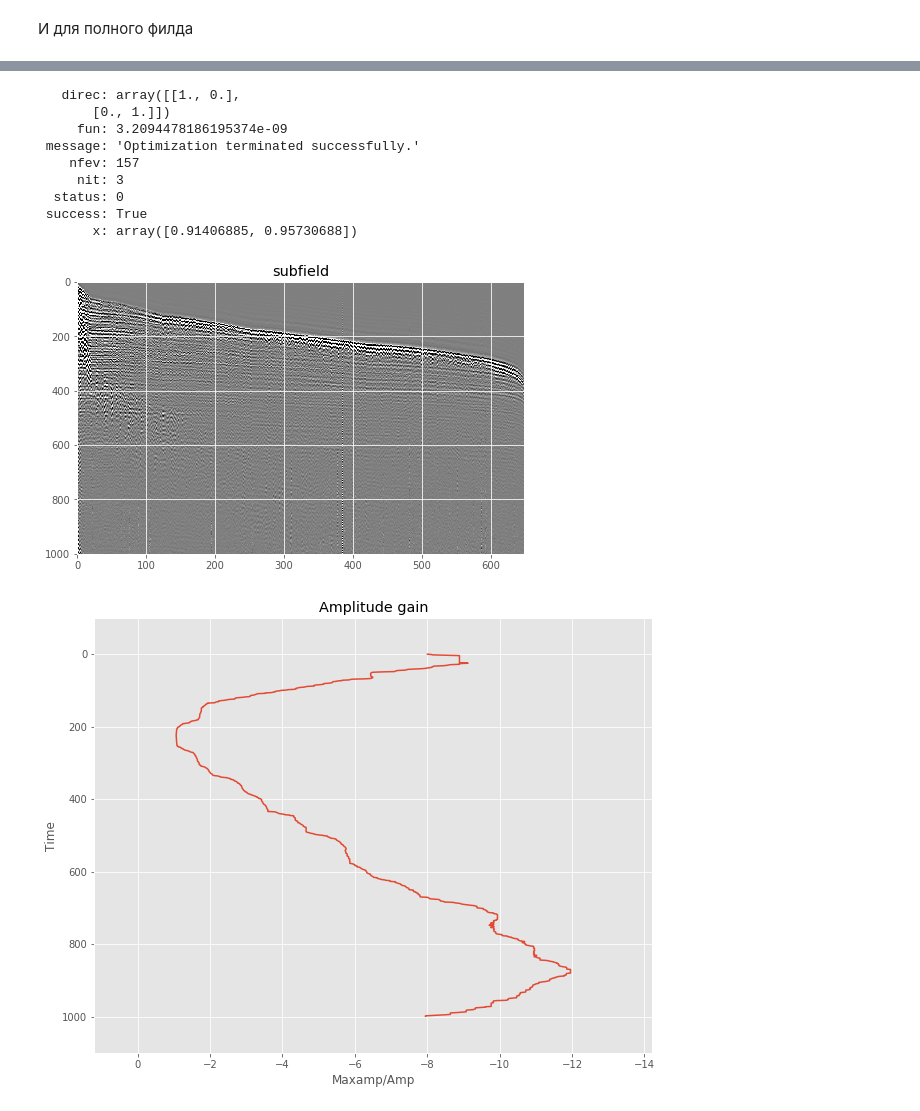
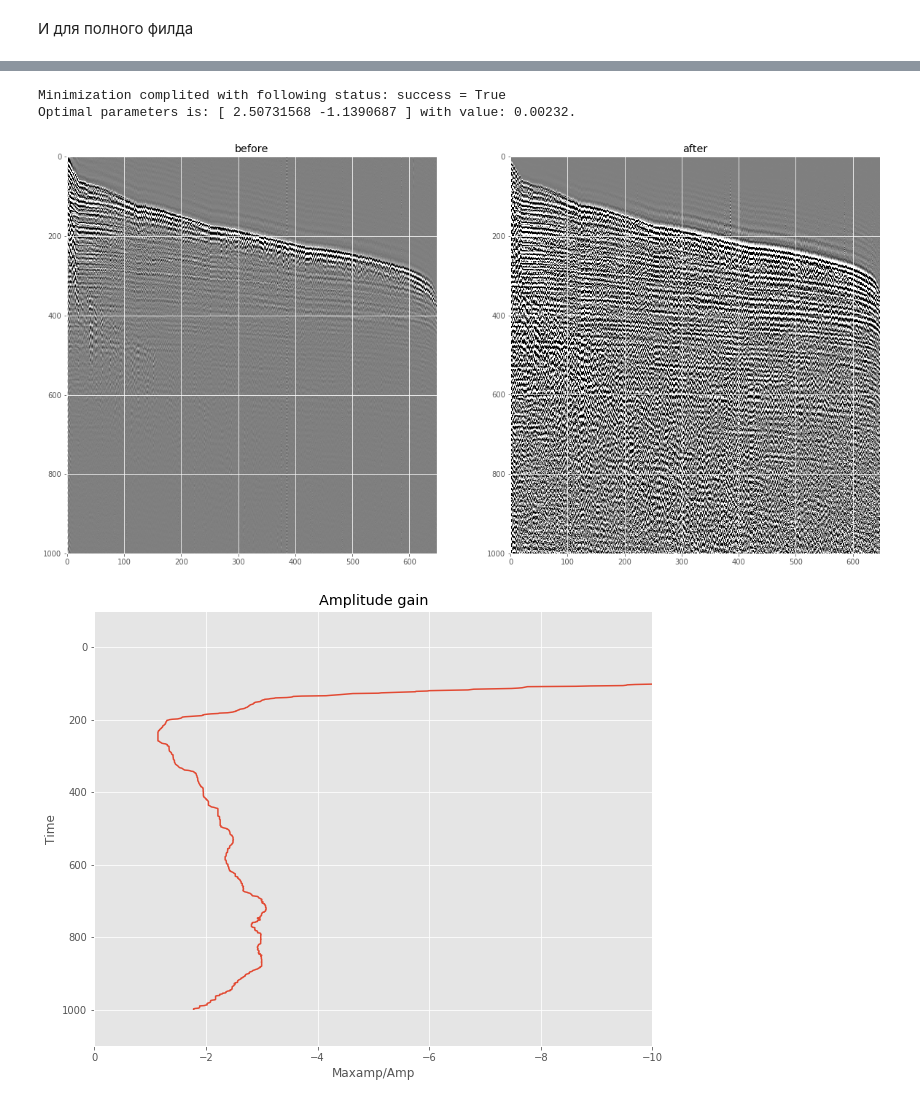
Before and after one commit to learnserd/SeismicPro, a Jupyter notebook: models/Geometric_spreading_correction/sphere_diff_time_dep.ipynb, the cells around one changed output, grey strips where cells are left out. Drawn from its saved outputs; the diff is of its cells as text; code cells hidden in the pictures.

Commit message:
change sum to mean in minimized function

```diff
--- a/models/Geometric_spreading_correction/sphere_diff_time_dep.ipynb
+++ b/models/Geometric_spreading_correction/sphere_diff_time_dep.ipynb
@@ -132,4 +139,4 @@ def calc_amp(parameters, field, speed, time):
     max_val = np.max(mean_sample)
     dt_val = (-1) * (max_val / mean_sample)
     result = medfilt(dt_val, 51)
-    return np.abs(np.sum(np.gradient(result)))
+    return np.median(np.abs(np.gradient(result)))
@@ -138,14 +143,12 @@ from scipy.optimize import minimize
+# %%
+def find_optimal_parameters(fun, started_point, args, method):
+    print('Starting search for optimal parameters...')
+    f = minimize(fun, started_point, args=args, method=method)
+    print('Minimization complited with following status: success = {}.'.format(f.success))
+    print('Optimal parameters is: {} with value: {:.3}.'.format(f.x, f.get('fun')))
+    return f.x
 # %%
-f = minimize(calc_amp, (2, 1), args=(sample, speed, time), method='Powell')
+pow_v, pow_t = find_optimal_parameters(calc_amp, (2, 1), args=(sample, speed, time), method='Powell')
+# %% [output]
+Minimization complited with following status: success = True
+Optimal parameters is: [ 2.50731568 -1.1390687 ] with value: 0.00232.
-# %%
-f
-# %% [output]
-   direc: array([[1., 0.],
-       [0., 1.]])
-     fun: 3.2094478186195374e-09
- message: 'Optimization terminated successfully.'
-    nfev: 157
-     nit: 3
-  status: 0
- success: True
-       x: array([0.91406885, 0.95730688])
@@ -154,11 +155,11 @@ calc_amp((0.91406885, 0.95730688), sample, speed, time)
 # %%
-correct_field = time_dep(sample, speed, range(0, 1000), 0.91406885, 0.95730688)
+correct_field = time_dep(sample, speed, range(0, 1000), pow_v, pow_t)
 cv = .1
 
-seismic_plot(correct_field*100, figsize=(8, 5), names='subfield',
+seismic_plot([sample*10000, correct_field*200000], figsize=(20, 10), names=['before', 'after'],
              vmin=-cv, vmax=cv, cmap='gray')
+draw_gain(correct_field, 51, (0, -10))
 draw_gain(correct_field, 51)
-draw_gain(correct_field, 51, (0, -10))
 # %% [output]
-[figure, old version]
+[figure, new version]
-[figure, old version]
+[figure, new version]
```
Also changed, not shown: parts of 10 cells of this notebook.
